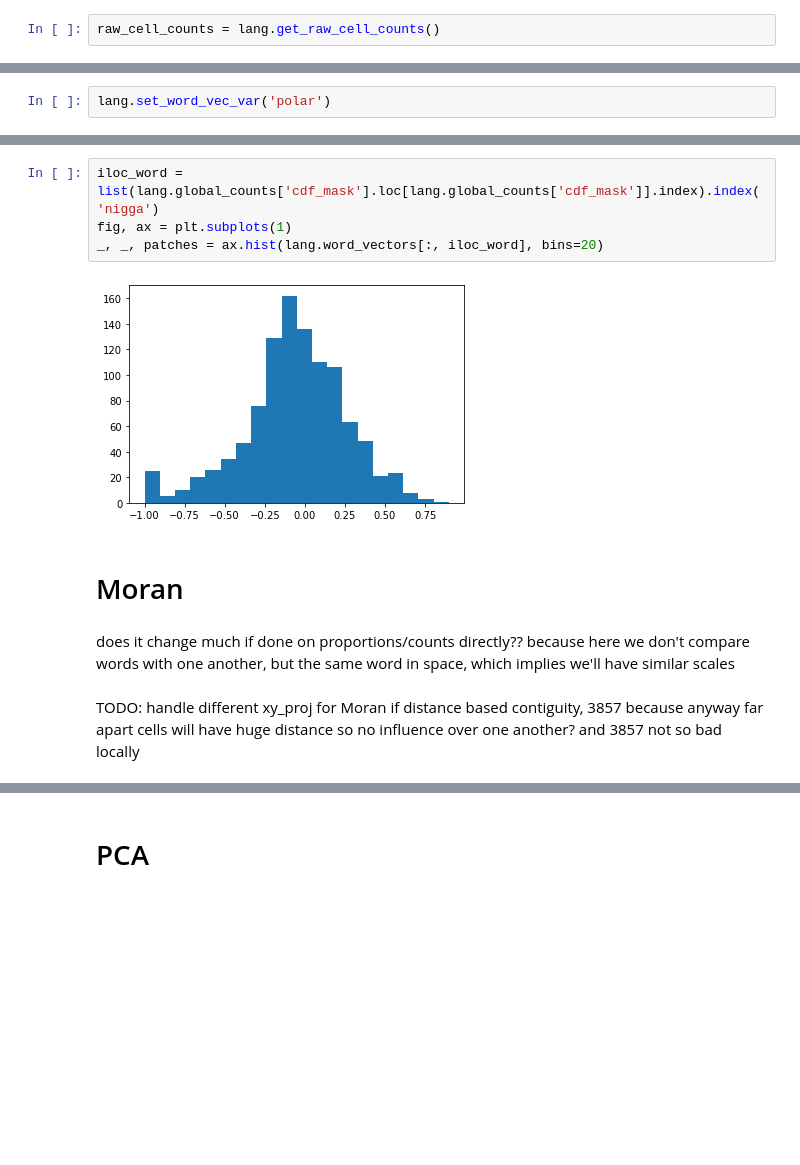
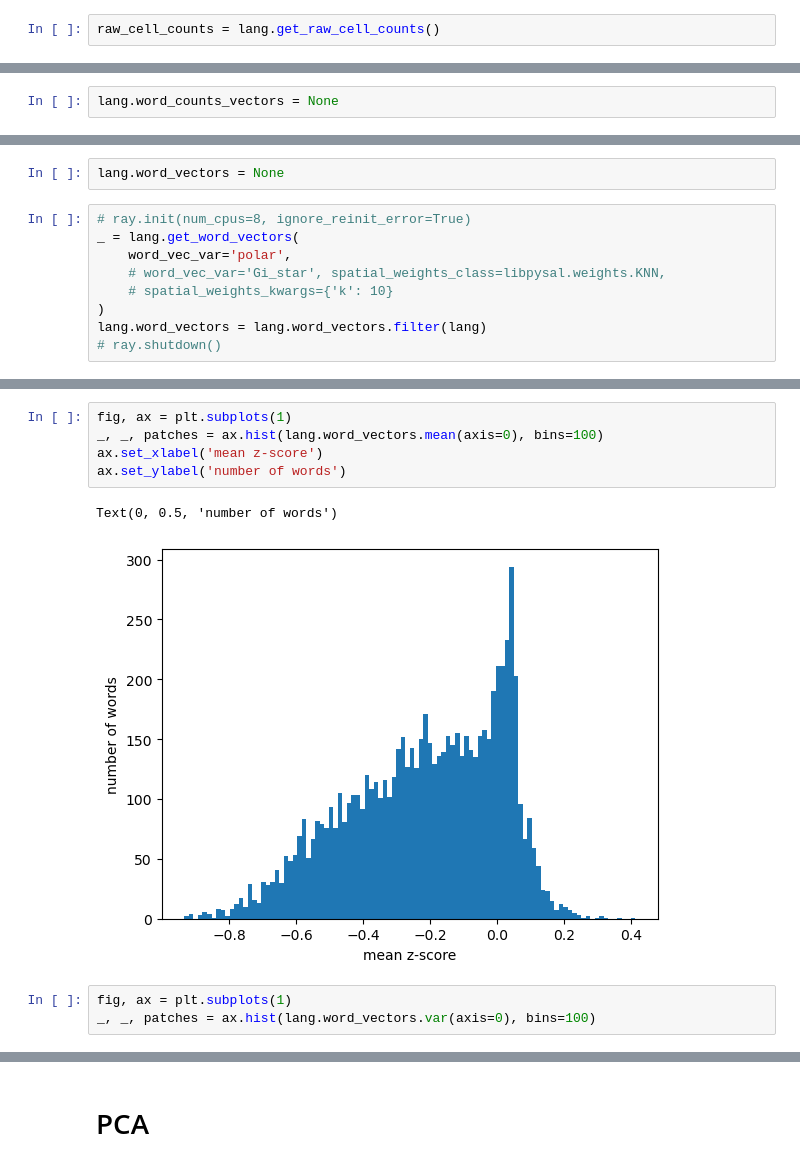
Before and after one commit to TLouf/words-use, a Jupyter notebook: notebooks/2.2.lang_dialects.ipynb, the cells around one changed output, grey strips where cells are left out. Drawn from its saved outputs; the diff is of its cells as text; blank space fills up the shorter version.

```diff
--- a/notebooks/2.2.lang_dialects.ipynb
+++ b/notebooks/2.2.lang_dialects.ipynb
@@ -104,2 +143,0 @@ word_counts_vectors = lang.get_word_counts_vectors()
-# %%
-lang.set_word_vec_var('polar')
@@ -107,0 +152,2 @@ word_vectors = lang.get_word_vectors()
+# %%
+lang.word_counts_vectors = None
@@ -108,3 +166,14 @@ word_vectors = lang.get_word_vectors()
+# %%
+lang.word_vectors = None
+# %%
+# ray.init(num_cpus=8, ignore_reinit_error=True)
+_ = lang.get_word_vectors(
+    word_vec_var='polar',
+    # word_vec_var='Gi_star', spatial_weights_class=libpysal.weights.KNN,
+    # spatial_weights_kwargs={'k': 10}
+)
+lang.word_vectors = lang.word_vectors.filter(lang)
+# ray.shutdown()
 # %%
 lang.word_vectors.shape
 # %% [output]
@@ -112,12 +181,11 @@ lang.word_vectors.shape
+# %%
+fig, ax = plt.subplots(1)
+_, _, patches = ax.hist(lang.word_vectors.mean(axis=0), bins=100)
+ax.set_xlabel('mean z-score')
+ax.set_ylabel('number of words')
+# %% [output]
+Text(0, 0.5, 'number of words')
+[figure, added]
 # %%
-iloc_word = list(lang.global_counts['cdf_mask'].loc[lang.global_counts['cdf_mask']].index).index('nigga')
 fig, ax = plt.subplots(1)
-_, _, patches = ax.hist(lang.word_vectors[:, iloc_word], bins=20)
+_, _, patches = ax.hist(lang.word_vectors.var(axis=0), bins=100)
-# %% [output]
-[figure, removed]
-# %% [markdown]
-# Moran
-# %% [markdown]
-does it change much if done on proportions/counts directly?? because here we don't compare words with one another, but the same word in space, which implies we'll have similar scales
-# %% [markdown]
-TODO: handle different xy_proj for Moran if distance based contiguity, 3857 because anyway far apart cells will have huge distance so no influence over one another? and 3857 not so bad locally
```
Also changed, not shown: parts of 216 cells of this notebook.
